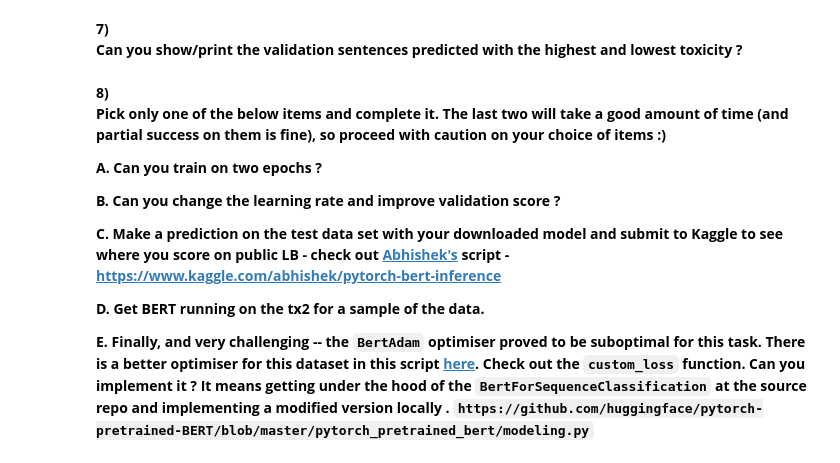
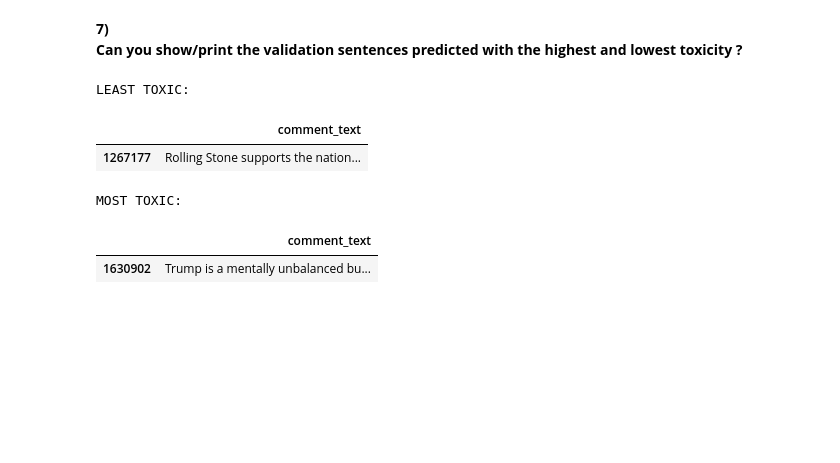
Before and after one commit to Stanley-Ye/2019-Fall-W251, a Jupyter notebook: week06/hw/Submission/BERT_classifying_toxicity_v100.ipynb, the cells around one changed output. Saved outputs shown, nothing was run; the diff lists cells and outputs as text; code cells hidden in the pictures; blank space fills up the shorter version.

Commit message:
Added final notebook: v100, 1 epoch

```diff
--- a/week06/hw/Submission/BERT_classifying_toxicity_v100.ipynb
+++ b/week06/hw/Submission/BERT_classifying_toxicity_v100.ipynb
@@ -280,17 +348,17 @@ print('AUC score : {:.5f}'.format(roc_auc_score(y_val, valid_preds)))
 # %% [markdown]
 **7)**
 **Can you show/print the validation sentences predicted with the highest and lowest toxicity ?**
-# %% [markdown]
-**8)**
-**Pick only one of the below items and complete it. The last two will take a good amount of time (and partial success on them is fine), so proceed with caution on your choice of items :)**
-
-
-**A. Can you train on two epochs ?**
-
-**B. Can you change the learning rate and improve validation score ?**
-
-**C. Make a prediction on the test data set with your downloaded model and submit to Kaggle to see where you score on public LB - check out [Abhishek's](https://www.kaggle.com/abhishek) script - https://www.kaggle.com/abhishek/pytorch-bert-inference**
-
-**D. Get BERT running on the tx2 for a sample of the data.**
-
-**E. Finally, and very challenging -- the `BertAdam` optimiser proved to be suboptimal for this task. There is a better optimiser for this dataset in this script [here](https://www.kaggle.com/cristinasierra/pretext-lstm-tuning-v3). Check out the `custom_loss` function. Can you implement it ? It means getting under the hood of the `BertForSequenceClassification` at the source repo and implementing a modified version locally .  `https://github.com/huggingface/pytorch-pretrained-BERT/blob/master/pytorch_pretrained_bert/modeling.py`**
+# %%
+idx_min = np.argmin(valid_preds)
+idx_max = np.argmax(valid_preds)
+print("LEAST TOXIC:")
+test_df.iloc[[idx_min]][['comment_text']]
+print("\nMOST TOXIC:")
+test_df.iloc[[idx_max]][['comment_text']]
+# %% [output]
+LEAST TOXIC:
+|  | comment_text |
+| 1267177 | Rolling Stone supports the nation... |
+MOST TOXIC:
+|  | comment_text |
+| 1630902 | Trump is a mentally unbalanced bu... |
```
Also changed, not shown: parts of 10 cells of this notebook.
